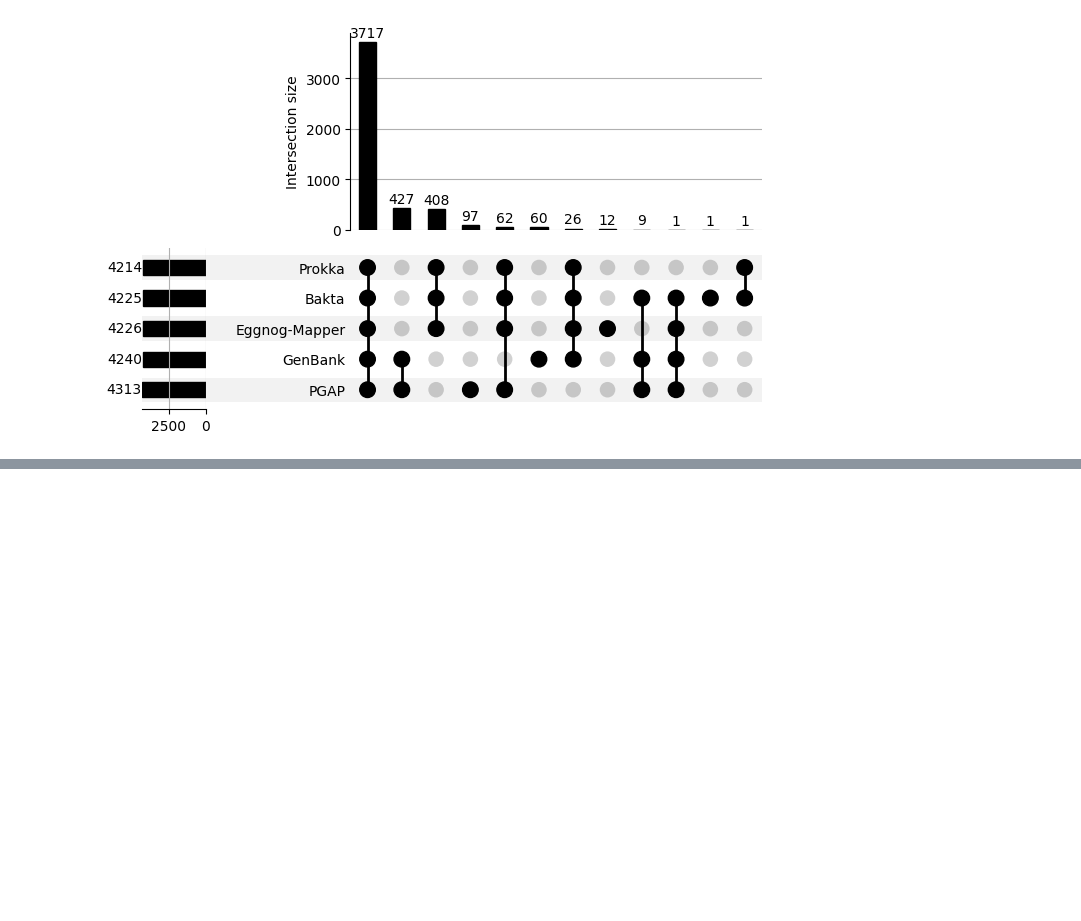
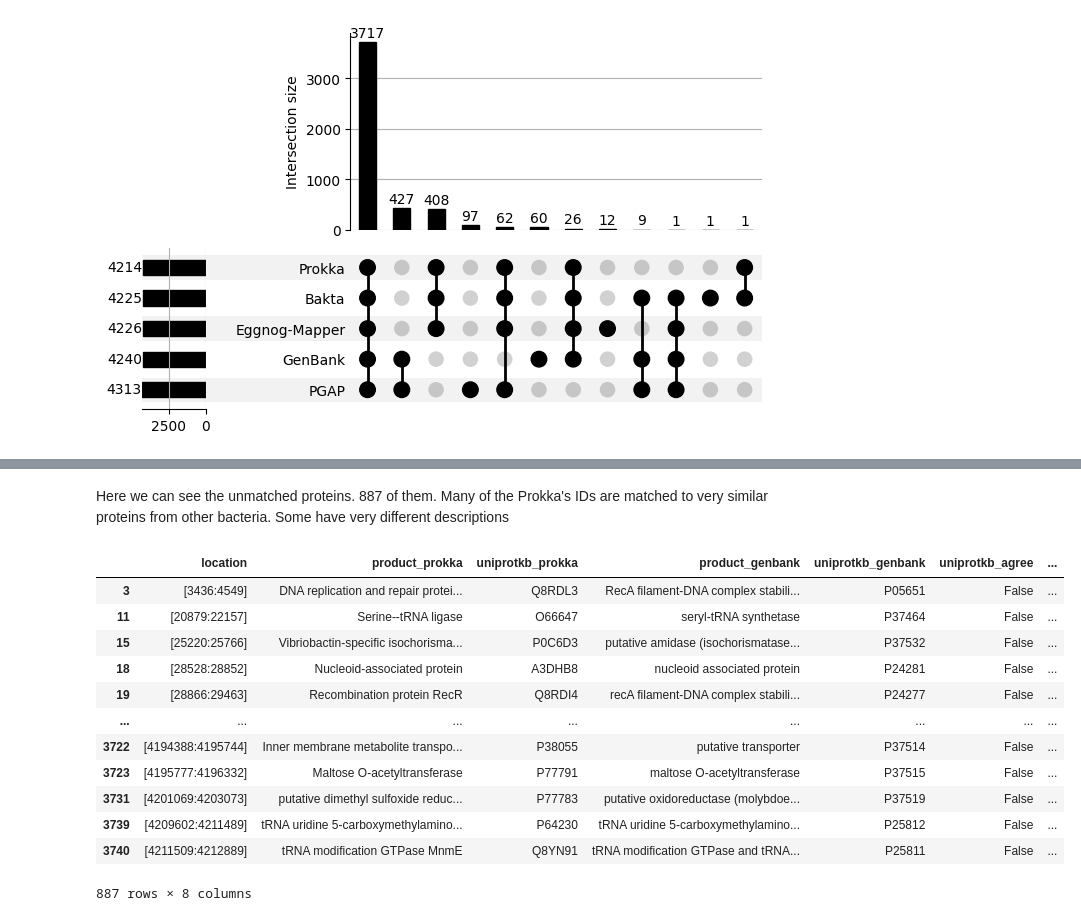
Before and after one commit to tiagocabralborelli/BenchAnnot, a Jupyter notebook: bacillus_analysis/bacillus_analysis.ipynb, the cells around one changed output, grey strips where cells are left out. Saved outputs shown, nothing was run; the diff lists cells and outputs as text; code cells hidden in the pictures; blank space fills up the shorter version.

```diff
--- a/bacillus_analysis/bacillus_analysis.ipynb
+++ b/bacillus_analysis/bacillus_analysis.ipynb
@@ -127,0 +260,18 @@ Now we proceed to checking if the functional annotation differs. Starting with t
+# %% [markdown]
+Here we can see the unmatched proteins. 887 of them. Many of the Prokka's IDs are matched to very similar proteins from other bacteria. Some have very different descriptions
+# %%
+prokka_genbank[~prokka_genbank["uniprotkb_agree"]].dropna()
+# %% [output]
+|  | location | product_prokka | uniprotkb_prokka | product_genbank | uniprotkb_genbank | uniprotkb_agree | ... |
+| 3 | [3436:4549] | DNA replication and repair protei... | Q8RDL3 | RecA filament-DNA complex stabili... | P05651 | False | ... |
+| 11 | [20879:22157] | Serine--tRNA ligase | O66647 | seryl-tRNA synthetase | P37464 | False | ... |
+| 15 | [25220:25766] | Vibriobactin-specific isochorisma... | P0C6D3 | putative amidase (isochorismatase... | P37532 | False | ... |
+| 18 | [28528:28852] | Nucleoid-associated protein | A3DHB8 | nucleoid associated protein | P24281 | False | ... |
+| 19 | [28866:29463] | Recombination protein RecR | Q8RDI4 | recA filament-DNA complex stabili... | P24277 | False | ... |
+| ... | ... | ... | ... | ... | ... | ... | ... |
+| 3722 | [4194388:4195744] | Inner membrane metabolite transpo... | P38055 | putative transporter | P37514 | False | ... |
+| 3723 | [4195777:4196332] | Maltose O-acetyltransferase | P77791 | maltose O-acetyltransferase | P37515 | False | ... |
+| 3731 | [4201069:4203073] | putative dimethyl sulfoxide reduc... | P77783 | putative oxidoreductase (molybdoe... | P37519 | False | ... |
+| 3739 | [4209602:4211489] | tRNA uridine 5-carboxymethylamino... | P64230 | tRNA uridine 5-carboxymethylamino... | P25812 | False | ... |
+| 3740 | [4211509:4212889] | tRNA modification GTPase MnmE | Q8YN91 | tRNA modification GTPase and tRNA... | P25811 | False | ... |
+887 rows × 8 columns
```
Also changed, not shown: parts of 30 cells of this notebook.
